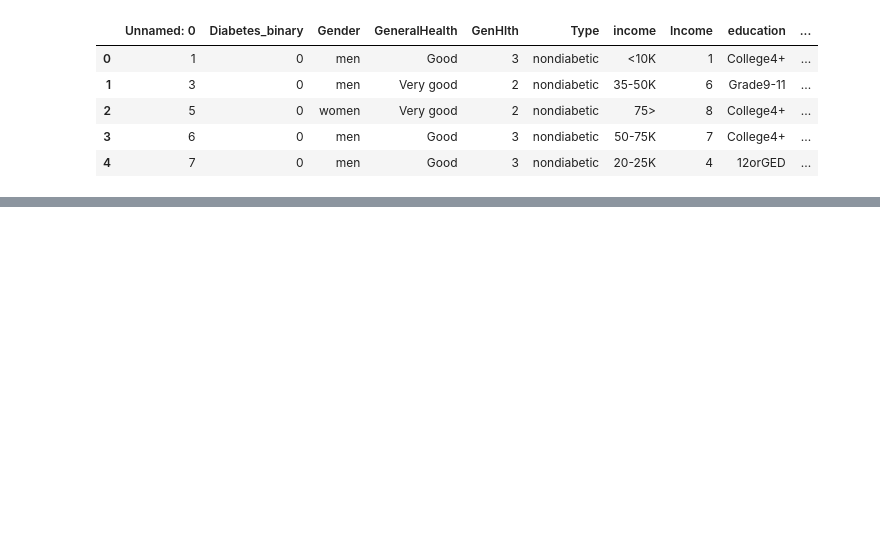
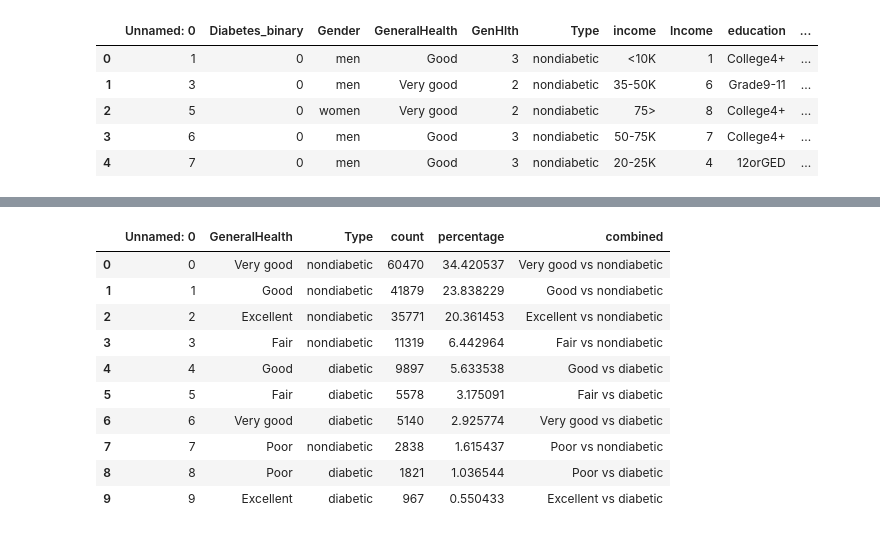
Before and after one commit to yourexodus/capstone_CDC, a Jupyter notebook: Html_Testing.ipynb, the cells around one changed output, grey strips where cells are left out. Cells and saved outputs as stored; diff of their text form; code cells hidden in the pictures; blank space fills up the shorter version.

```diff
--- a/Html_Testing.ipynb
+++ b/Html_Testing.ipynb
@@ -1294,0 +1116,21 @@ app.run_server(mode='inline', height=100, port=8053)  # Change the port number (
+# %%
+#save functions and data source
+#%run my_functions.ipynb
+from prepare import PrepareData
+#Testing - Read local data
+prepared_data = PrepareData(download_new=False)
+# %%
+summary =  prepared_data.read_local_data('summary', 'data/prepared')
+summary
+# %% [output]
+|  | Unnamed: 0 | GeneralHealth | Type | count | percentage | combined |
+| 0 | 0 | Very good | nondiabetic | 60470 | 34.420537 | Very good vs nondiabetic |
+| 1 | 1 | Good | nondiabetic | 41879 | 23.838229 | Good vs nondiabetic |
+| 2 | 2 | Excellent | nondiabetic | 35771 | 20.361453 | Excellent vs nondiabetic |
+| 3 | 3 | Fair | nondiabetic | 11319 | 6.442964 | Fair vs nondiabetic |
+| 4 | 4 | Good | diabetic | 9897 | 5.633538 | Good vs diabetic |
+| 5 | 5 | Fair | diabetic | 5578 | 3.175091 | Fair vs diabetic |
+| 6 | 6 | Very good | diabetic | 5140 | 2.925774 | Very good vs diabetic |
+| 7 | 7 | Poor | nondiabetic | 2838 | 1.615437 | Poor vs nondiabetic |
+| 8 | 8 | Poor | diabetic | 1821 | 1.036544 | Poor vs diabetic |
+| 9 | 9 | Excellent | diabetic | 967 | 0.550433 | Excellent vs diabetic |
```
Also changed, not shown: parts of 16 cells of this notebook, 3 other files.
